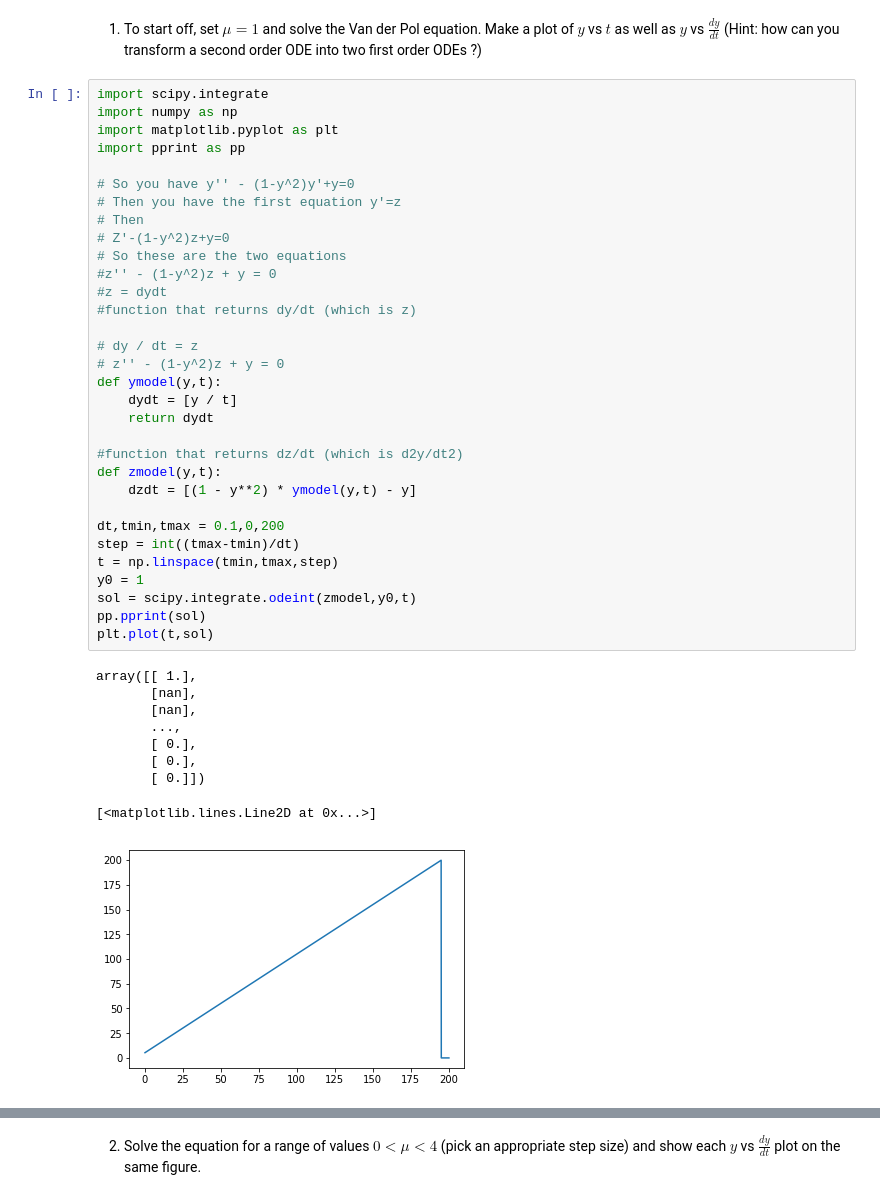
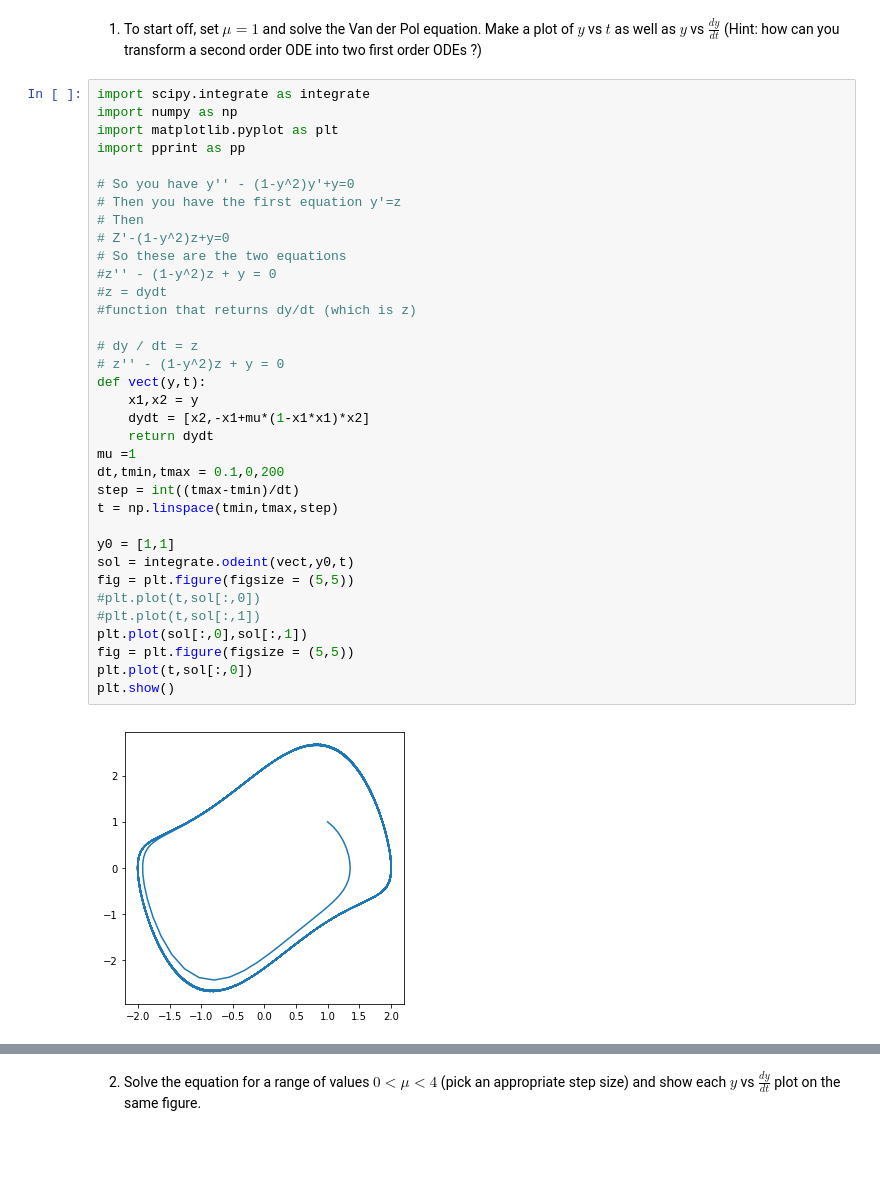
Before and after one commit to DEUCE1957/PAC, a Jupyter notebook: Advanced Section_odes.ipynb, the cells around one changed output, grey strips where cells are left out. Saved outputs shown, nothing was run; the diff lists cells and outputs as text; blank space fills up the shorter version.

```diff
--- a/Advanced Section_odes.ipynb
+++ b/Advanced Section_odes.ipynb
@@ -38,44 +47,39 @@ $$
 # %% [markdown]
 1) To start off, set $\mu = 1$ and solve the Van der Pol equation. Make a plot of $y$ vs $t$ as well as $y$ vs $\frac{dy}{dt}$  (Hint: how can you transform a second order ODE into two first order ODEs ?)
 # %%
-import scipy.integrate
+import scipy.integrate as integrate
 import numpy as np
 import matplotlib.pyplot as plt
 import pprint as pp
 
 # So you have y'' - (1-y^2)y'+y=0
 # Then you have the first equation y'=z
 # Then
 # Z'-(1-y^2)z+y=0
 # So these are the two equations
 #z'' - (1-y^2)z + y = 0
 #z = dydt
 #function that returns dy/dt (which is z)
 
 # dy / dt = z
 # z'' - (1-y^2)z + y = 0
-def ymodel(y,t):
-    dydt = [y / t]
+def vect(y,t):
+    x1,x2 = y
+    dydt = [x2,-x1+mu*(1-x1*x1)*x2]
     return dydt
-
-#function that returns dz/dt (which is d2y/dt2)
-def zmodel(y,t):
-    dzdt = [(1 - y**2) * ymodel(y,t) - y]
-
+mu =1
 dt,tmin,tmax = 0.1,0,200
 step = int((tmax-tmin)/dt)
 t = np.linspace(tmin,tmax,step)
-y0 = 1
-sol = scipy.integrate.odeint(zmodel,y0,t)
-pp.pprint(sol)
-plt.plot(t,sol)
+
+y0 = [1,1]
+sol = integrate.odeint(vect,y0,t)
+fig = plt.figure(figsize = (5,5))
+#plt.plot(t,sol[:,0])
+#plt.plot(t,sol[:,1])
+plt.plot(sol[:,0],sol[:,1])
+fig = plt.figure(figsize = (5,5))
+plt.plot(t,sol[:,0])
+plt.show()
 # %% [output]
-array([[ 1.],
-       [nan],
-       [nan],
-       ...,
-       [ 0.],
-       [ 0.],
-       [ 0.]])
-[<matplotlib.lines.Line2D at 0x...>]
-[figure, old version]
+[figure, new version]
```
Also changed, not shown: parts of 4 cells of this notebook.
